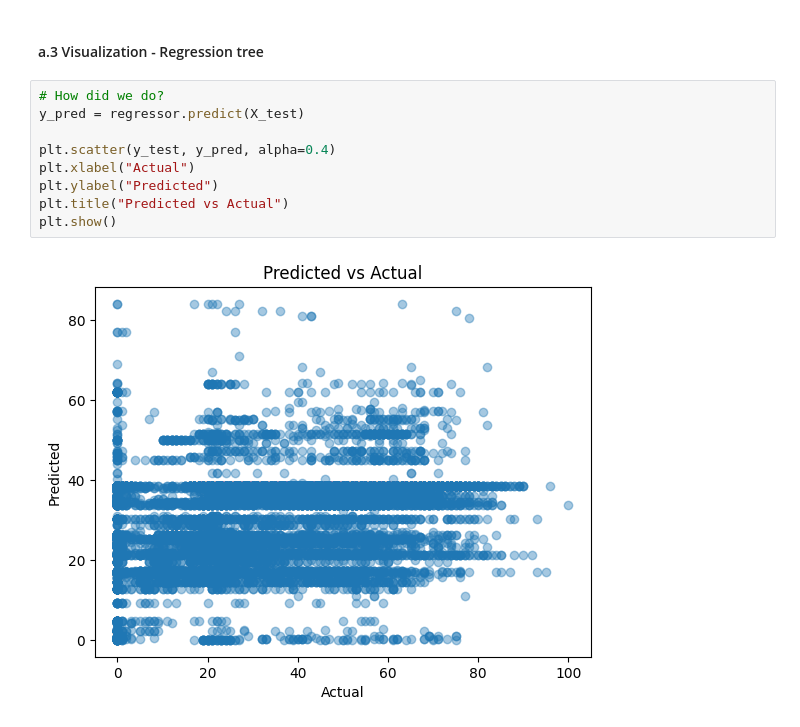
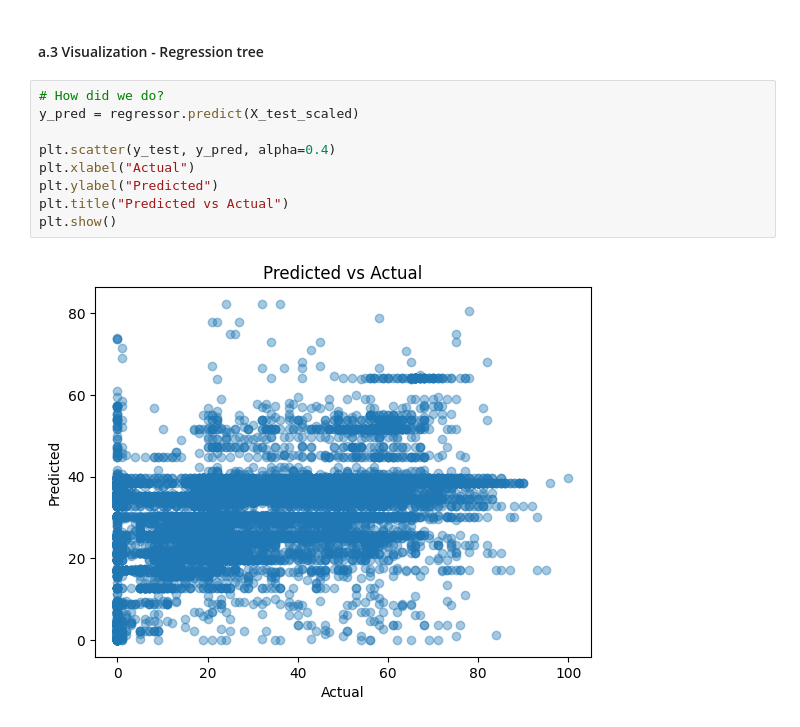
Before and after one commit to clara-opp/datamining_group12, a Jupyter notebook: DataMining.ipynb, the cells around one changed output. Saved outputs shown, nothing was run; the diff lists cells and outputs as text.

Commit message:
Fixed issue with Preprocessing and added tests without 0 popularity values

```diff
--- a/DataMining.ipynb
+++ b/DataMining.ipynb
@@ -176,12 +174,12 @@ plt.show()
 #### a.3 Visualization - Regression tree
 # %%
 # How did we do?
-y_pred = regressor.predict(X_test)
+y_pred = regressor.predict(X_test_scaled)
 
 plt.scatter(y_test, y_pred, alpha=0.4)
 plt.xlabel("Actual")
 plt.ylabel("Predicted")
 plt.title("Predicted vs Actual")
 plt.show()
 # %% [output]
-[figure, old version]
+[figure, new version]
```
Also changed, not shown: parts of 23 cells of this notebook, 5 other files.
